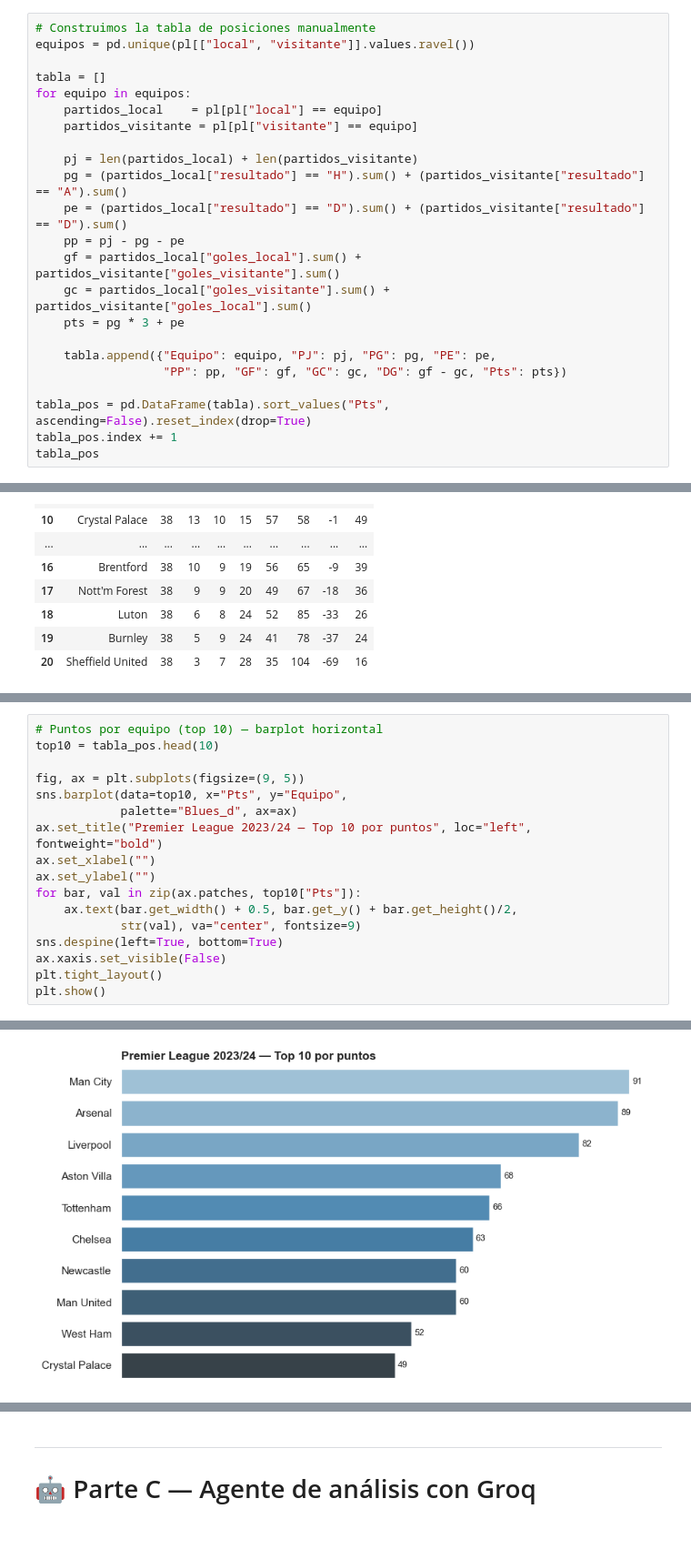
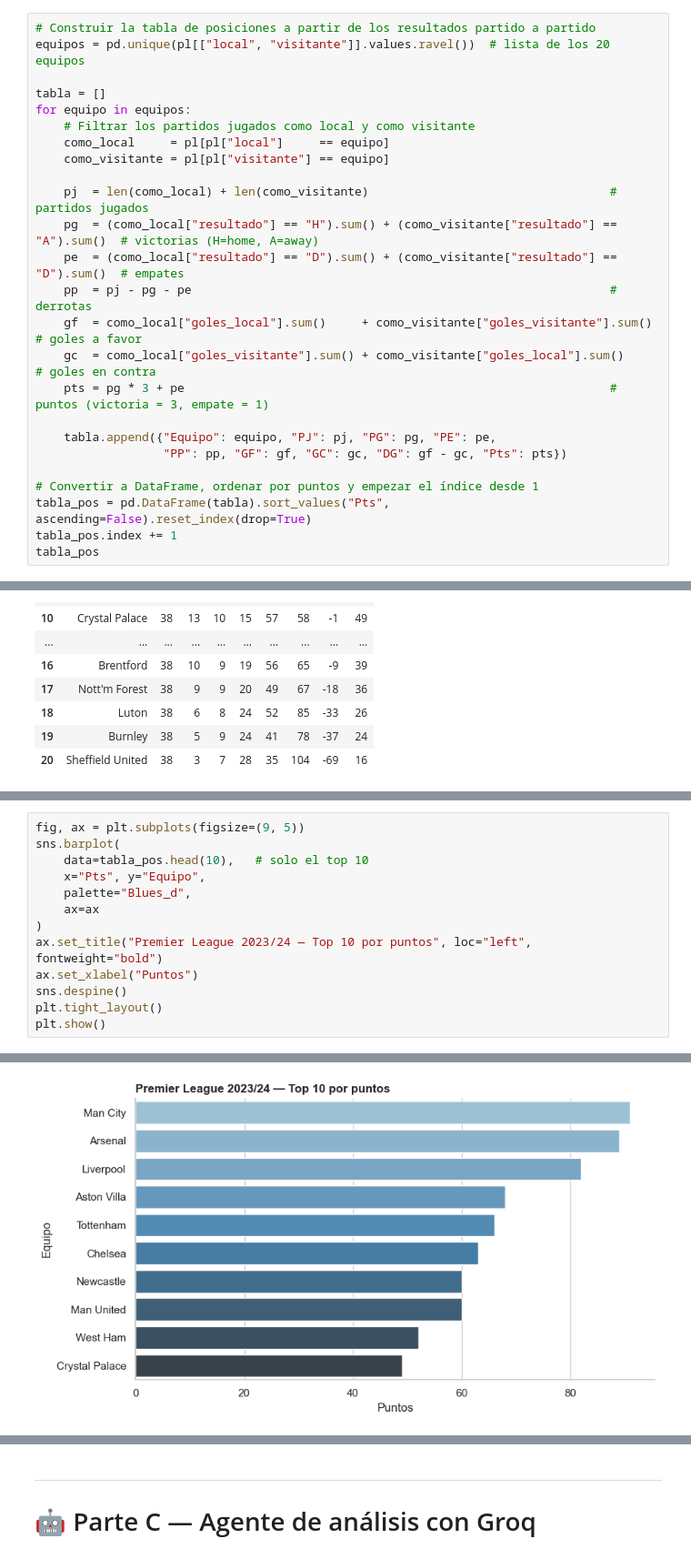
Before and after one commit to SantiDrelewicz/Laboratorio-de-metodos-Cuantitativos-Aplicados-a-la-gestion, a Jupyter notebook: notebooks/17-Manejo_de_datos_estructurados.ipynb, the cells around one changed output, grey strips where cells are left out. Shown at 91% size. Cells and saved outputs as stored; diff of their text form.

```diff
--- a/notebooks/17-Manejo_de_datos_estructurados.ipynb
+++ b/notebooks/17-Manejo_de_datos_estructurados.ipynb
@@ -461,25 +431,27 @@ Series([], dtype: int64)
 # %% [markdown]
 ## B3. Análisis — Tabla de posiciones
 # %%
-# Construimos la tabla de posiciones manualmente
-equipos = pd.unique(pl[["local", "visitante"]].values.ravel())
+# Construir la tabla de posiciones a partir de los resultados partido a partido
+equipos = pd.unique(pl[["local", "visitante"]].values.ravel())  # lista de los 20 equipos
 
 tabla = []
 for equipo in equipos:
-    partidos_local    = pl[pl["local"] == equipo]
-    partidos_visitante = pl[pl["visitante"] == equipo]
+    # Filtrar los partidos jugados como local y como visitante
+    como_local     = pl[pl["local"]     == equipo]
+    como_visitante = pl[pl["visitante"] == equipo]
 
-    pj = len(partidos_local) + len(partidos_visitante)
-    pg = (partidos_local["resultado"] == "H").sum() + (partidos_visitante["resultado"] == "A").sum()
-    pe = (partidos_local["resultado"] == "D").sum() + (partidos_visitante["resultado"] == "D").sum()
-    pp = pj - pg - pe
-    gf = partidos_local["goles_local"].sum() + partidos_visitante["goles_visitante"].sum()
-    gc = partidos_local["goles_visitante"].sum() + partidos_visitante["goles_local"].sum()
-    pts = pg * 3 + pe
+    pj  = len(como_local) + len(como_visitante)                                  # partidos jugados
+    pg  = (como_local["resultado"] == "H").sum() + (como_visitante["resultado"] == "A").sum()  # victorias (H=home, A=away)
+    pe  = (como_local["resultado"] == "D").sum() + (como_visitante["resultado"] == "D").sum()  # empates
+    pp  = pj - pg - pe                                                           # derrotas
+    gf  = como_local["goles_local"].sum()     + como_visitante["goles_visitante"].sum()  # goles a favor
+    gc  = como_local["goles_visitante"].sum() + como_visitante["goles_local"].sum()      # goles en contra
+    pts = pg * 3 + pe                                                            # puntos (victoria = 3, empate = 1)
 
     tabla.append({"Equipo": equipo, "PJ": pj, "PG": pg, "PE": pe,
                   "PP": pp, "GF": gf, "GC": gc, "DG": gf - gc, "Pts": pts})
 
+# Convertir a DataFrame, ordenar por puntos y empezar el índice desde 1
 tabla_pos = pd.DataFrame(tabla).sort_values("Pts", ascending=False).reset_index(drop=True)
 tabla_pos.index += 1
 tabla_pos
@@ -519,18 +652,14 @@ Name: 58, dtype: object
 # %%
-# Puntos por equipo (top 10) — barplot horizontal
-top10 = tabla_pos.head(10)
-
 fig, ax = plt.subplots(figsize=(9, 5))
-sns.barplot(data=top10, x="Pts", y="Equipo",
-            palette="Blues_d", ax=ax)
+sns.barplot(
+    data=tabla_pos.head(10),   # solo el top 10
+    x="Pts", y="Equipo",
+    palette="Blues_d",
+    ax=ax
+)
 ax.set_title("Premier League 2023/24 — Top 10 por puntos", loc="left", fontweight="bold")
-ax.set_xlabel("")
-ax.set_ylabel("")
-for bar, val in zip(ax.patches, top10["Pts"]):
-    ax.text(bar.get_width() + 0.5, bar.get_y() + bar.get_height()/2,
-            str(val), va="center", fontsize=9)
-sns.despine(left=True, bottom=True)
-ax.xaxis.set_visible(False)
+ax.set_xlabel("Puntos")
+sns.despine()
 plt.tight_layout()
 plt.show()
 # %% [output]
@@ -540,2 +669,2 @@ Passing `palette` without assigning `hue` is deprecated and will be removed in v
-[figure, old version]
+[figure, new version]
 # %%
```
Also changed, not shown: parts of 57 cells of this notebook.
